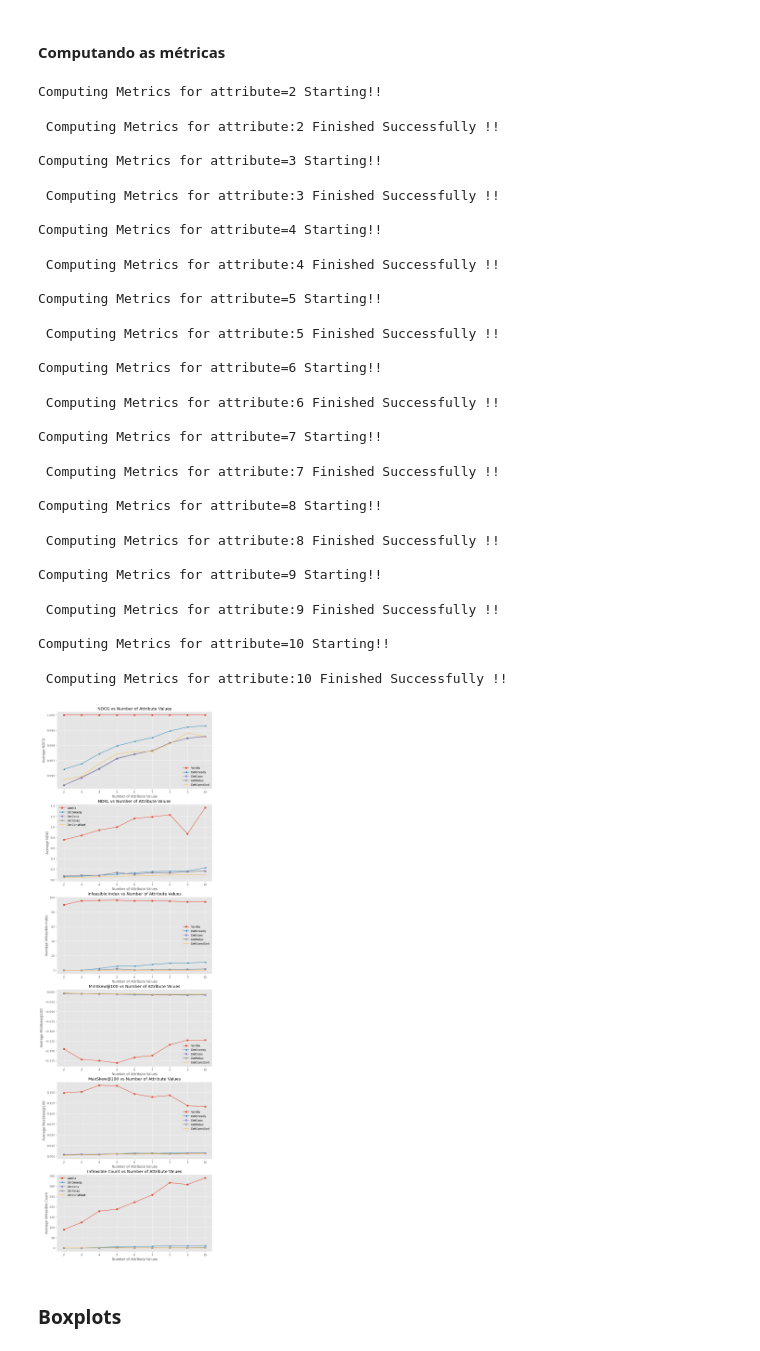
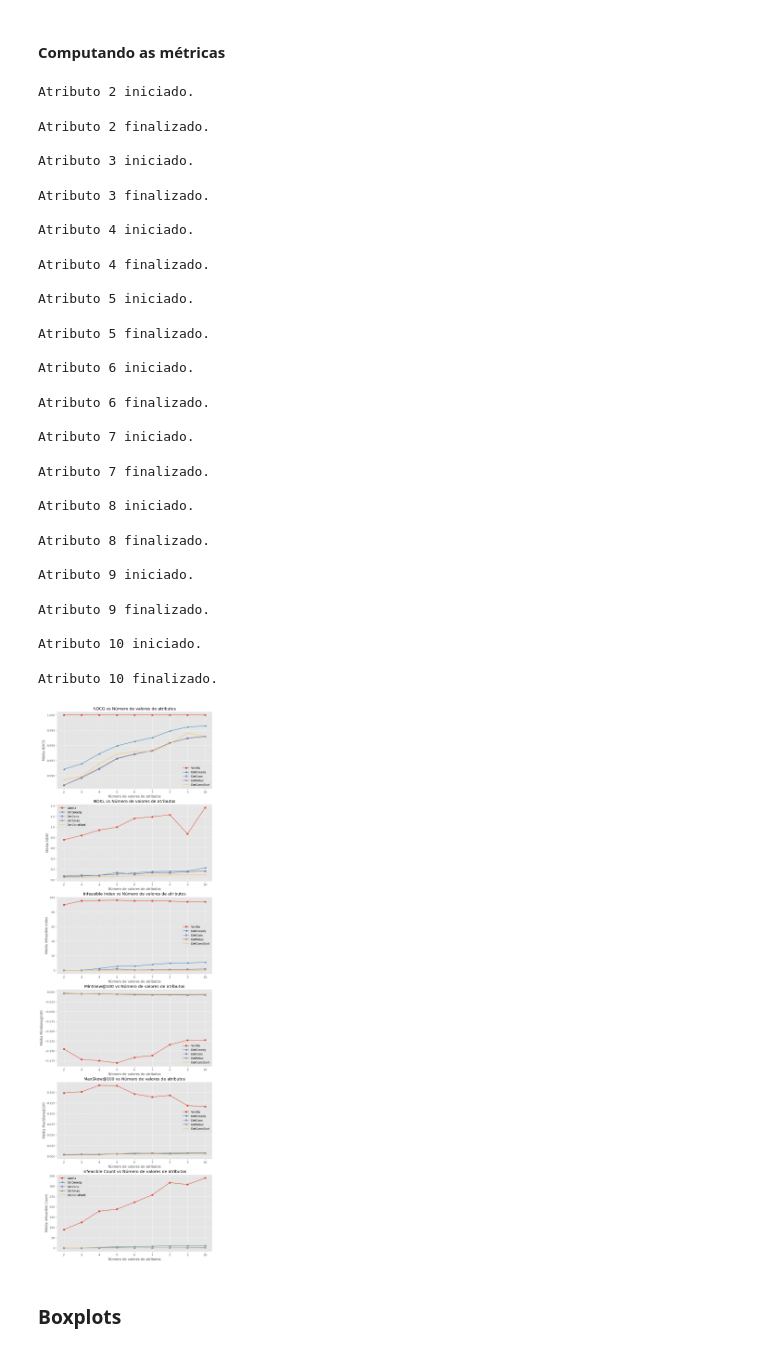
Before and after one commit to caiolbarreto/IF807-final-project, a Jupyter notebook: Fairness_Ranking_Final_Project.ipynb, the cells around one changed output. Cells and saved outputs as stored; diff of their text form; code cells hidden in the pictures.

Commit message:
update graphs

```diff
--- a/Fairness_Ranking_Final_Project.ipynb
+++ b/Fairness_Ranking_Final_Project.ipynb
@@ -534,7 +533,7 @@ Max_skew_plot = {
 for j in tqdm(range(2, p)):
     rank = ReRanking(demo, j)
     rank.compute_metrics()
-    print(f'\n Computing Metrics for attribute:{j} Finished Successfully !!')
+    print(f'\nAtributo {j} finalizado.')
 
     ndcg_plot["vanilla"].append(np.mean(rank.ndcg_vanilla, dtype=float))
     ndcg_plot["DetGreedy"].append(np.mean(rank.ndcg_DetGreedy, dtype=float))
@@ -572,32 +571,32 @@ for j in tqdm(range(2, p)):
     Max_skew_plot["DetRelax"].append(np.mean(rank.Max_skew_DetRelax, dtype=float))
     Max_skew_plot["DetConstSort"].append(np.mean(rank.Max_skew_DetConstSort, dtype=float))
 # %% [output]
-Computing Metrics for attribute=2 Starting!!
+Atributo 2 iniciado.
- Computing Metrics for attribute:2 Finished Successfully !!
+Atributo 2 finalizado.
 
-Computing Metrics for attribute=3 Starting!!
+Atributo 3 iniciado.
- Computing Metrics for attribute:3 Finished Successfully !!
+Atributo 3 finalizado.
 
-Computing Metrics for attribute=4 Starting!!
+Atributo 4 iniciado.
- Computing Metrics for attribute:4 Finished Successfully !!
+Atributo 4 finalizado.
 
-Computing Metrics for attribute=5 Starting!!
+Atributo 5 iniciado.
- Computing Metrics for attribute:5 Finished Successfully !!
+Atributo 5 finalizado.
 
-Computing Metrics for attribute=6 Starting!!
+Atributo 6 iniciado.
- Computing Metrics for attribute:6 Finished Successfully !!
+Atributo 6 finalizado.
 
-Computing Metrics for attribute=7 Starting!!
+Atributo 7 iniciado.
- Computing Metrics for attribute:7 Finished Successfully !!
+Atributo 7 finalizado.
 
-Computing Metrics for attribute=8 Starting!!
+Atributo 8 iniciado.
- Computing Metrics for attribute:8 Finished Successfully !!
+Atributo 8 finalizado.
 
-Computing Metrics for attribute=9 Starting!!
+Atributo 9 iniciado.
- Computing Metrics for attribute:9 Finished Successfully !!
+Atributo 9 finalizado.
 
-Computing Metrics for attribute=10 Starting!!
+Atributo 10 iniciado.
- Computing Metrics for attribute:10 Finished Successfully !!
+Atributo 10 finalizado.
 # %%
 plt.style.use('ggplot')
 fig, (ax1, ax2, ax3, ax4, ax5, ax6) = plt.subplots(6, 1,figsize=(10,35))
@@ -608,9 +607,9 @@ pd.Series(ndcg_plot["DetCons"],index=np.arange(2,11)).plot(label='DetCons',style
 pd.Series(ndcg_plot["DetRelax"],index=np.arange(2,11)).plot(label='DetRelax',style='-*',kind='line',ax=ax1)
 pd.Series(ndcg_plot["DetConstSort"],index=np.arange(2,11)).plot(label='DetConstSort',style='-+',kind='line',ax=ax1)
 ax1.legend()
-ax1.set_xlabel("Number of Attribute Values",)
-ax1.set_ylabel("Average NDCG",)
-ax1.set_title("NDCG vs Number of Attribute Values",)
+ax1.set_xlabel("Número de valores de atributos",)
+ax1.set_ylabel("Média NDCG",)
+ax1.set_title("NDCG vs Número de valores de atributos",)
 
 pd.Series(ndkl_plot["vanilla"],index=np.arange(2,11)).plot(label='Vanilla',style='-o',kind='line',ax=ax2)
 pd.Series(ndkl_plot["DetGreedy"],index=np.arange(2,11)).plot(label='DetGreedy',style='-<',kind='line',ax=ax2)
@@ -618,54 +617,54 @@ pd.Series(ndkl_plot["DetCons"],index=np.arange(2,11)).plot(label='DetCons',style
 pd.Series(ndkl_plot["DetRelax"],index=np.arange(2,11)).plot(label='DetRelax',style='-*',kind='line',ax=ax2)
 pd.Series(ndkl_plot["DetConstSort"],index=np.arange(2,11)).plot(label='DetConstSort',style='-+',kind='line',ax=ax2)
 ax2.legend()
-ax2.set_xlabel("Number of Attribute Values")
-ax2.set_ylabel("Average NDKl")
-ax2.set_title("NDKL vs Number of Attribute Values")
+ax2.set_xlabel("Número de valores de atributos")
+ax2.set_ylabel("Média NDKl")
+ax2.set_title("NDKL vs Número de valores de atributos")
 
 pd.Series(Inf_ind_plot["vanilla"],index=np.arange(2,11)).plot(label='Vanilla',style='-o',kind='line',ax=ax3)
 pd.Series(Inf_ind_plot["DetGreedy"],index=np.arange(2,11)).plot(label='DetGreedy',style='-<',kind='line',ax=ax3)
 pd.Series(Inf_ind_plot["DetCons"],index=np.arange(2,11)).plot(label='DetCons',style='-s',kind='line',ax=ax3)
 pd.Series(Inf_ind_plot["DetRelax"],index=np.arange(2,11)).plot(label='DetRelax',style='-*',kind='line',ax=ax3)
 pd.Series(Inf_ind_plot["DetConstSort"],index=np.arange(2,11)).plot(label='DetConstSort',style='-+',kind='line',ax=ax3)
 ax3.legend()
-ax3.set_xlabel("Number of Attribute Values")
-ax3.set_ylabel("Average Infeasible Index")
-ax3.set_title("Infeasible Index vs Number of Attribute Values")
+ax3.set_xlabel("Número de valores de atributos")
+ax3.set_ylabel("Média Infeasible Index")
+ax3.set_title("Infeasible Index vs Número de valores de atributos")
 
 
 pd.Series(Min_skew_plot["vanilla"],index=np.arange(2,11)).plot(label='Vanilla',style='-o',kind='line',ax=ax4)
 pd.Series(Min_skew_plot["DetGreedy"],index=np.arange(2,11)).plot(label='DetGreedy',style='-<',kind='line',ax=ax4)
 pd.Series(Min_skew_plot["DetCons"],index=np.arange(2,11)).plot(label='DetCons',style='-s',kind='line',ax=ax4)
 pd.Series(Min_skew_plot["DetRelax"],index=np.arange(2,11)).plot(label='DetRelax',style='-*',kind='line',ax=ax4)
 pd.Series(Min_skew_plot["DetConstSort"],index=np.arange(2,11)).plot(label='DetConstSort',style='-+',kind='line',ax=ax4)
 ax4.legend()
-ax4.set_xlabel("Number of Attribute Values")
-ax4.set_ylabel("Average MinSkew@100")
-ax4.set_title("MinSkew@100 vs Number of Attribute Values")
+ax4.set_xlabel("Número de valores de atributos")
+ax4.set_ylabel("Média MinSkew@100")
+ax4.set_title("MinSkew@100 vs Número de valores de atributos")
 
 pd.Series(Max_skew_plot["vanilla"],index=np.arange(2,11)).plot(label='Vanilla',style='-o',kind='line',ax=ax5)
 pd.Series(Max_skew_plot["DetGreedy"],index=np.arange(2,11)).plot(label='DetGreedy',style='-<',kind='line',ax=ax5)
 pd.Series(Max_skew_plot["DetCons"],index=np.arange(2,11)).plot(label='DetCons',style='-s',kind='line',ax=ax5)
 pd.Series(Max_skew_plot["DetRelax"],index=np.arange(2,11)).plot(label='DetRelax',style='-*',kind='line',ax=ax5)
 pd.Series(Max_skew_plot["DetConstSort"],index=np.arange(2,11)).plot(label='DetConstSort',style='-+',kind='line',ax=ax5)
 ax5.legend()
-ax5.set_xlabel("Number of Attribute Values")
-ax5.set_ylabel("Average MaxSkew@100")
-ax5.set_title("MaxSkew@100 vs Number of Attribute Values")
+ax5.set_xlabel("Número de valores de atributos")
+ax5.set_ylabel("Média MaxSkew@100")
+ax5.set_title("MaxSkew@100 vs Número de valores de atributos")
 
 pd.Series(Inf_count_plot["vanilla"],index=np.arange(2,11)).plot(label='Vanilla',style='-o',kind='line',ax=ax6)
 pd.Series(Inf_count_plot["DetGreedy"],index=np.arange(2,11)).plot(label='DetGreedy',style='-<',kind='line',ax=ax6)
 pd.Series(Inf_count_plot["DetCons"],index=np.arange(2,11)).plot(label='DetCons',style='-s',kind='line',ax=ax6)
 pd.Series(Inf_count_plot["DetRelax"],index=np.arange(2,11)).plot(label='DetRelax',style='-*',kind='line',ax=ax6)
 pd.Series(Inf_count_plot["DetConstSort"],index=np.arange(2,11)).plot(label='DetConstSort',style='-+',kind='line',ax=ax6)
 ax6.legend()
-ax6.set_xlabel("Number of Attribute Values")
-ax6.set_ylabel("Average Infeasible Count")
-ax6.set_title("Infeasible Count vs Number of Attribute Values")
+ax6.set_xlabel("Número de valores de atributos")
+ax6.set_ylabel("Média Infeasible Count")
+ax6.set_title("Infeasible Count vs Número de valores de atributos")
 
 plt.show()
 # %% [output]
-[figure, old version]
+[figure, new version]
 # %% [markdown]
 ### Boxplots
 # %%
```
Also changed, not shown: parts of 4 cells of this notebook.
